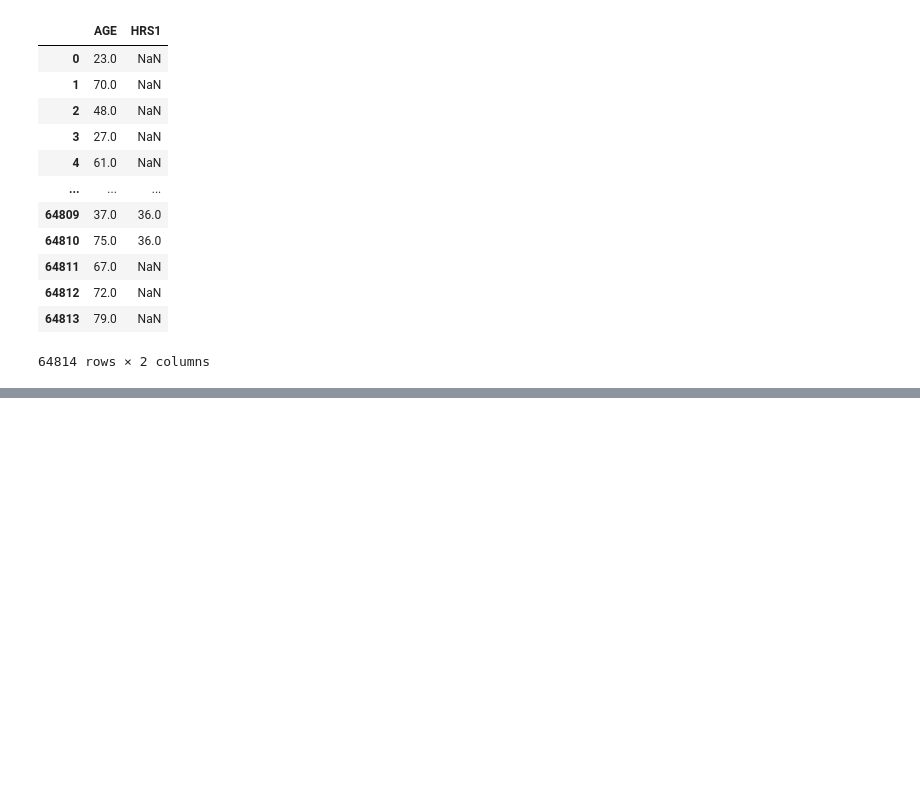
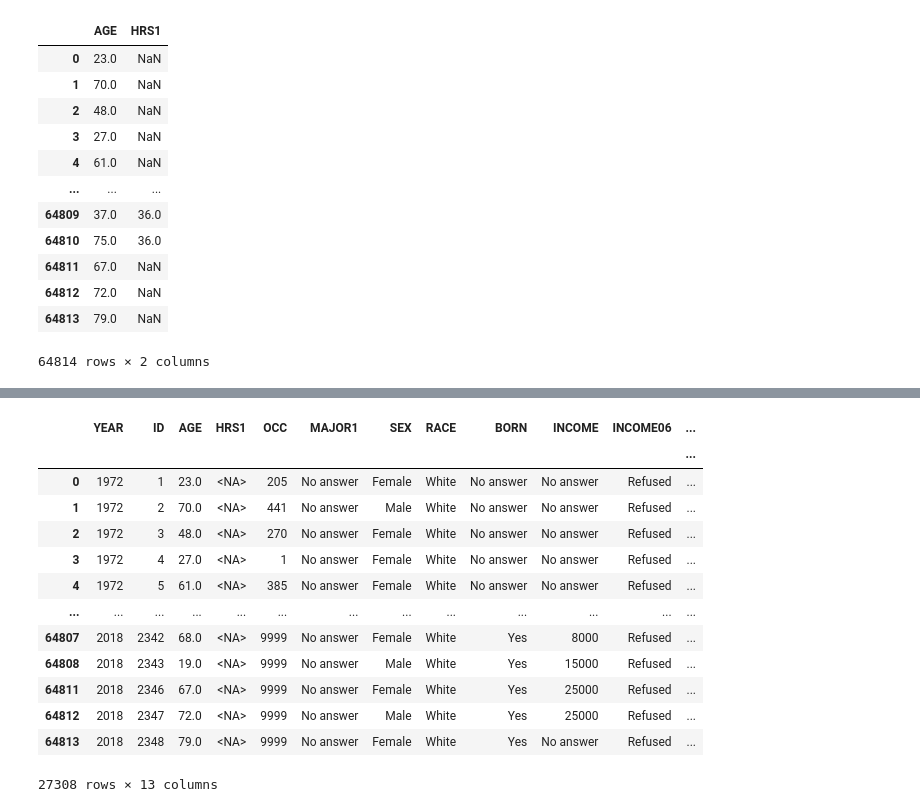
Before and after one commit to hadeelsharaf/pandas_practice, a Jupyter notebook: Pandas_1.ipynb, the cells around one changed output, grey strips where cells are left out. Drawn from its saved outputs; the diff is of its cells as text; code cells hidden in the pictures; blank space fills up the shorter version.

```diff
--- a/Pandas_1.ipynb
+++ b/Pandas_1.ipynb
@@ -282,0 +415,19 @@ casting_types = {'HRS1': 'int8[pyarrow]','AGE': 'int8[pyarrow]'}
+# %%
+# let's see the missing values using different method
+gss[gss['HRS1'].isna()]
+#gss[gss['AGE'].isna()]
+# %% [output]
+|  | YEAR | ID | AGE | HRS1 | OCC | MAJOR1 | SEX | RACE | BORN | INCOME | INCOME06 | ... |
+|  |  |  |  |  |  |  |  |  |  |  |  | ... |
+| 0 | 1972 | 1 | 23.0 | <NA> | 205 | No answer | Female | White | No answer | No answer | Refused | ... |
+| 1 | 1972 | 2 | 70.0 | <NA> | 441 | No answer | Male | White | No answer | No answer | Refused | ... |
+| 2 | 1972 | 3 | 48.0 | <NA> | 270 | No answer | Female | White | No answer | No answer | Refused | ... |
+| 3 | 1972 | 4 | 27.0 | <NA> | 1 | No answer | Female | White | No answer | No answer | Refused | ... |
+| 4 | 1972 | 5 | 61.0 | <NA> | 385 | No answer | Female | White | No answer | No answer | Refused | ... |
+| ... | ... | ... | ... | ... | ... | ... | ... | ... | ... | ... | ... | ... |
+| 64807 | 2018 | 2342 | 68.0 | <NA> | 9999 | No answer | Female | White | Yes | 8000 | Refused | ... |
+| 64808 | 2018 | 2343 | 19.0 | <NA> | 9999 | No answer | Male | White | Yes | 15000 | Refused | ... |
+| 64811 | 2018 | 2346 | 67.0 | <NA> | 9999 | No answer | Female | White | Yes | 25000 | Refused | ... |
+| 64812 | 2018 | 2347 | 72.0 | <NA> | 9999 | No answer | Male | White | Yes | 25000 | Refused | ... |
+| 64813 | 2018 | 2348 | 79.0 | <NA> | 9999 | No answer | Female | White | Yes | No answer | Refused | ... |
+27308 rows × 13 columns
```
Also changed, not shown: parts of 21 cells of this notebook.
